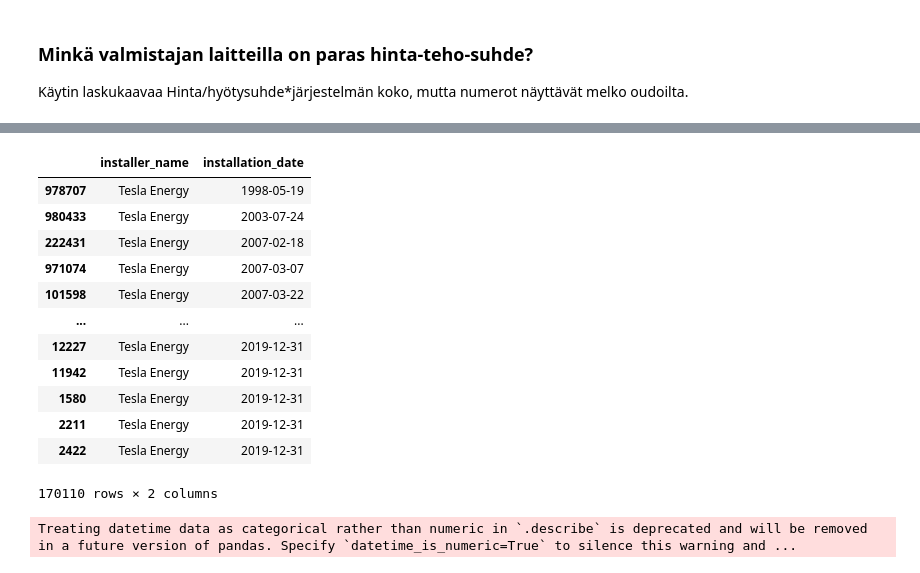
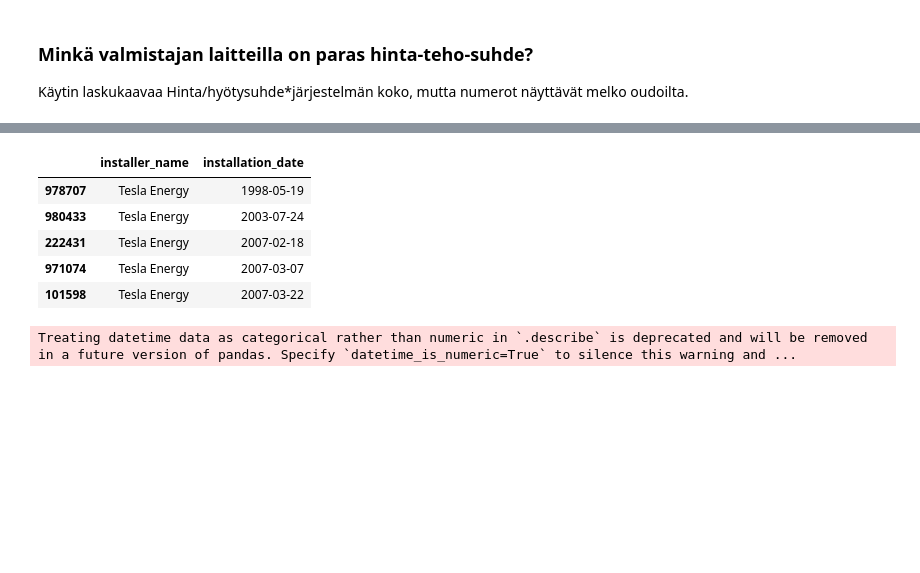
Before and after one commit to klehik/AI-DA-Projekti, a Jupyter notebook: testit/testi_atte.ipynb, the cells around one changed output, grey strips where cells are left out. Drawn from its saved outputs; the diff is of its cells as text; code cells hidden in the pictures; blank space fills up the shorter version.

```diff
--- a/testit/testi_atte.ipynb
+++ b/testit/testi_atte.ipynb
@@ -1 +1,12 @@
+# %%
+import pandas as pd
+
+
+# display all dataframe columns
+#pd.options.display.max_columns = None
+# to set the limit to 3 decimals
+#pd.options.display.float_format = '{:.7f}'.format
+# display all dataframe rows
+pd.options.display.max_columns = None
+pd.options.display.max_rows = None
 # %%
@@ -314,21 +316,14 @@ df_price
 # %%
 df_test = df_installers.loc[df["installer_name"] == "Tesla Energy",["installer_name", "installation_date"]].sort_values("installation_date")
 
-df_test
+df_test.head()
 # %% [output]
 |  | installer_name | installation_date |
 | 978707 | Tesla Energy | 1998-05-19 |
 | 980433 | Tesla Energy | 2003-07-24 |
 | 222431 | Tesla Energy | 2007-02-18 |
 | 971074 | Tesla Energy | 2007-03-07 |
 | 101598 | Tesla Energy | 2007-03-22 |
-| ... | ... | ... |
-| 12227 | Tesla Energy | 2019-12-31 |
-| 11942 | Tesla Energy | 2019-12-31 |
-| 1580 | Tesla Energy | 2019-12-31 |
-| 2211 | Tesla Energy | 2019-12-31 |
-| 2422 | Tesla Energy | 2019-12-31 |
-170110 rows × 2 columns
 # %%
 df_installers.describe().T
 # %% [output]
```
Also changed, not shown: parts of 19 cells of this notebook.
